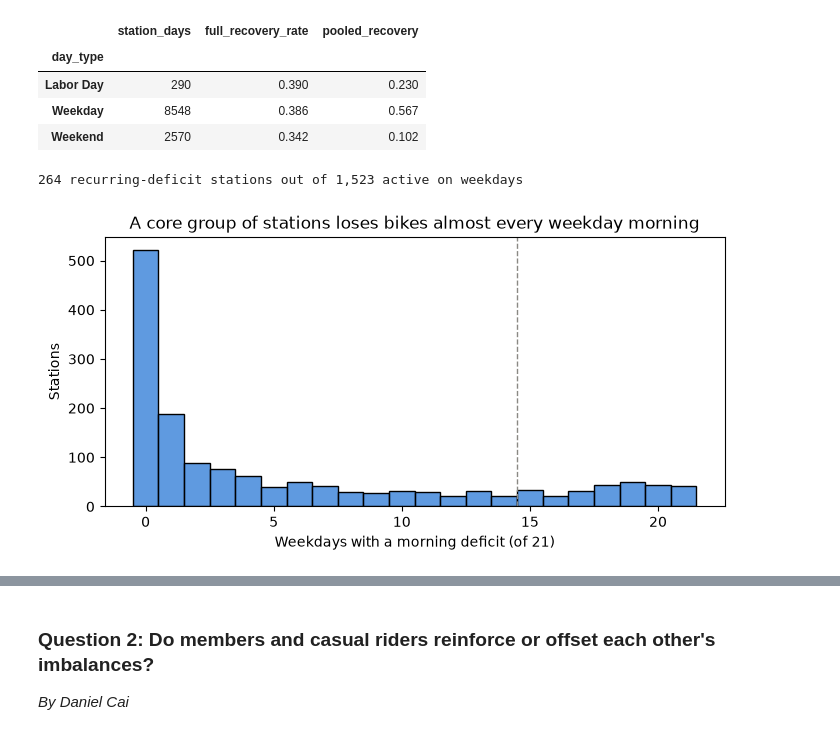
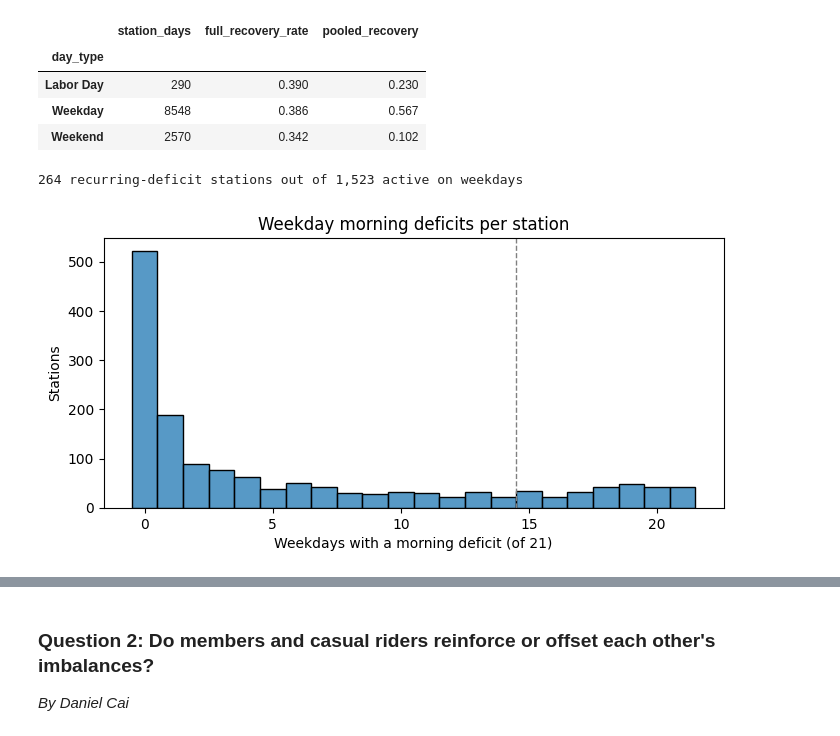
Before and after one commit to Danielchf2006/Divvy-riders-, a Jupyter notebook: checkin/project_checkin.ipynb, the cells around one changed output, grey strips where cells are left out. Cells and saved outputs as stored; diff of their text form; code cells hidden in the pictures.

Commit message:
Plainer writing across notebooks, check-in, and READMEs; simpler plot styling

```diff
--- a/checkin/project_checkin.ipynb
+++ b/checkin/project_checkin.ipynb
@@ -147,22 +146,22 @@ by_day_type[["station_days", "full_recovery_rate", "pooled_recovery"]].round(3)
 # %%
 # Recurring-deficit stations: a morning deficit on at least 15 of the 21 non-holiday weekdays
 weekday = station_day[station_day["day_type"] == "Weekday"]
 per_station = weekday.groupby("station_name").agg(
     weekday_deficit_days=("has_morning_deficit", "sum"),
     mean_morning_net_dep=("morning_net_departures", "mean"),
 )
 recurring = per_station[per_station["weekday_deficit_days"] >= 15]
 print(f"{len(recurring)} recurring-deficit stations out of {len(per_station):,} active on weekdays")
 
 fig, ax = plt.subplots(figsize=(8, 3.5))
-sns.histplot(data=per_station, x="weekday_deficit_days", discrete=True, color="#2a78d6", ax=ax)
-ax.axvline(14.5, color="#8a8984", ls="--", lw=1)
+sns.histplot(data=per_station, x="weekday_deficit_days", discrete=True, ax=ax)
+ax.axvline(14.5, color="gray", ls="--", lw=1)
 ax.set(xlabel="Weekdays with a morning deficit (of 21)", ylabel="Stations",
-       title="A core group of stations loses bikes almost every weekday morning")
+       title="Weekday morning deficits per station")
 plt.show()
 # %% [output]
 264 recurring-deficit stations out of 1,523 active on weekdays
-[figure, old version]
+[figure, new version]
 # %% [markdown]
 ![Cumulative net flow since 6 a.m. at recurring-deficit stations, by how often they recover (from notebooks/02_station_recovery_sean.ipynb)](../figures/sean_cumulative_hourly_flow.png)
 
```
Also changed, not shown: parts of 5 cells of this notebook, 7 other files.
